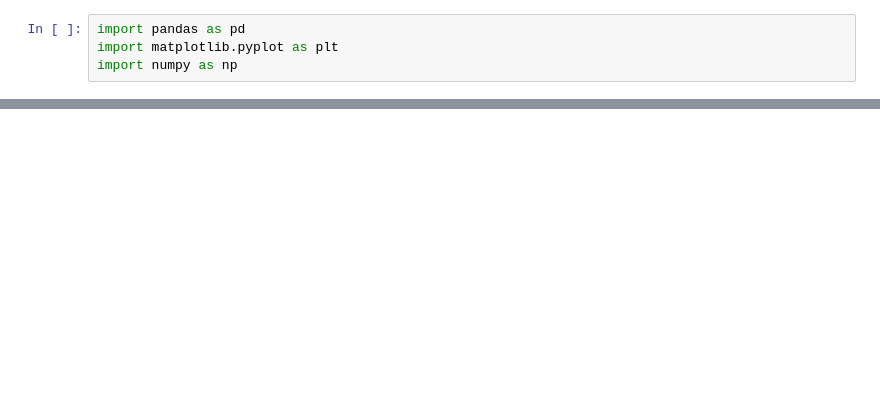
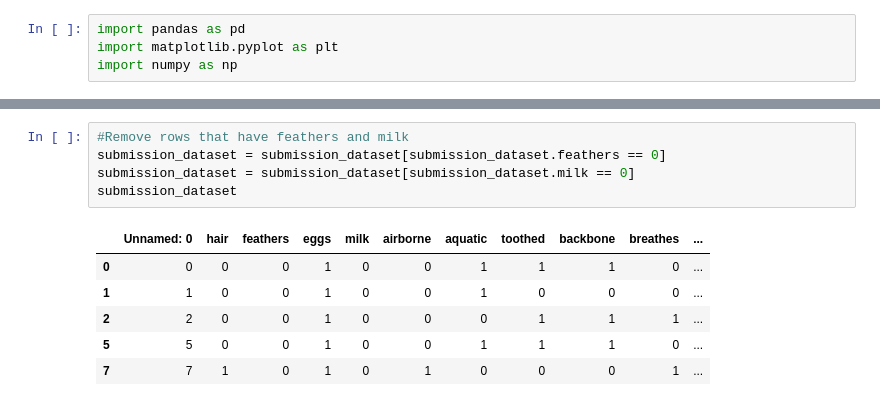
Before and after one commit to frankmaayn/data_science_bootcamp2020, a Jupyter notebook: Python/matplotlib/NSF_MINI_PROJECT_ZOO.ipynb, the cells around one changed output, grey strips where cells are left out. Saved outputs shown, nothing was run; the diff lists cells and outputs as text; blank space fills up the shorter version.

```diff
--- a/Python/matplotlib/NSF_MINI_PROJECT_ZOO.ipynb
+++ b/Python/matplotlib/NSF_MINI_PROJECT_ZOO.ipynb
@@ -56,0 +119,12 @@ number
+# %%
+#Remove rows that have feathers and milk
+submission_dataset = submission_dataset[submission_dataset.feathers == 0]
+submission_dataset = submission_dataset[submission_dataset.milk == 0]
+submission_dataset
+# %% [output]
+|  | Unnamed: 0 | hair | feathers | eggs | milk | airborne | aquatic | toothed | backbone | breathes | ... |
+| 0 | 0 | 0 | 0 | 1 | 0 | 0 | 1 | 1 | 1 | 0 | ... |
+| 1 | 1 | 0 | 0 | 1 | 0 | 0 | 1 | 0 | 0 | 0 | ... |
+| 2 | 2 | 0 | 0 | 1 | 0 | 0 | 0 | 1 | 1 | 1 | ... |
+| 5 | 5 | 0 | 0 | 1 | 0 | 0 | 1 | 1 | 1 | 0 | ... |
+| 7 | 7 | 1 | 0 | 1 | 0 | 1 | 0 | 0 | 0 | 1 | ... |
```
Also changed, not shown: parts of 12 cells of this notebook.
